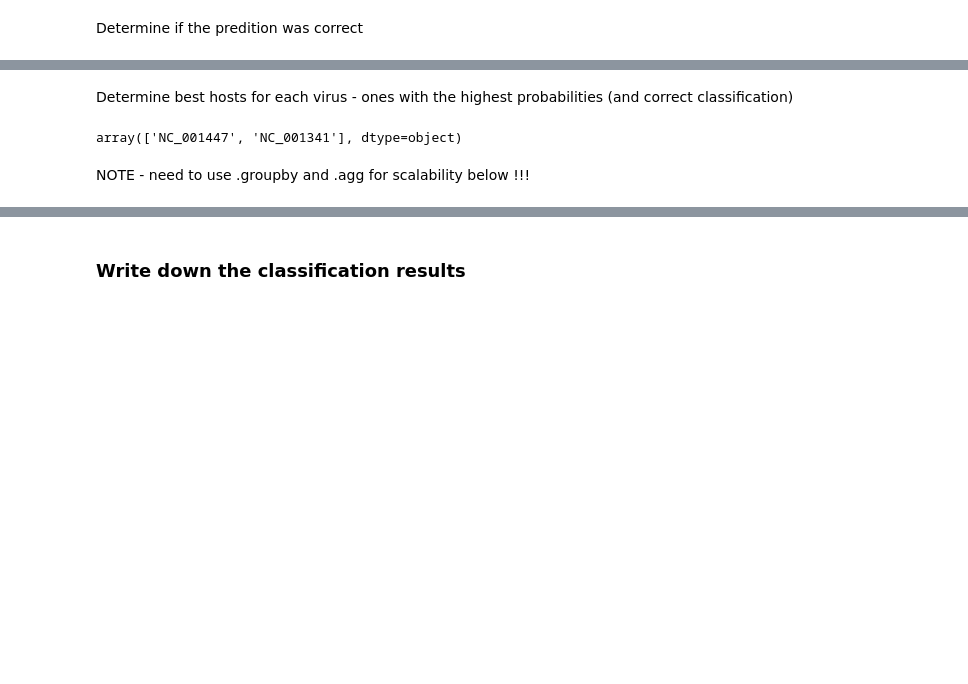
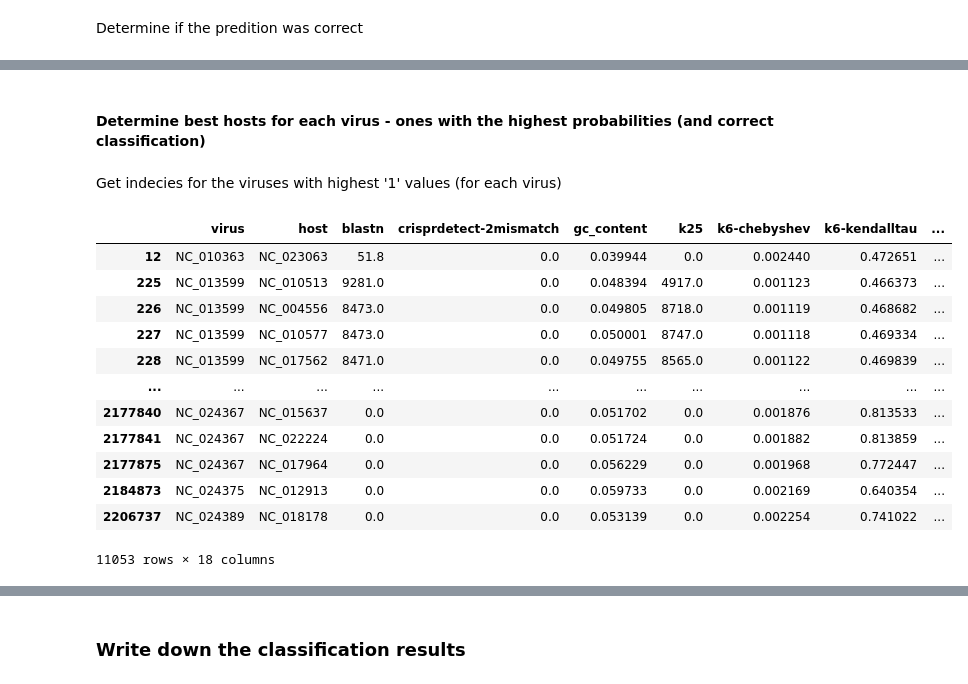
Before and after one commit to mikrzol/ML_bacteriophage_host_predicting, a Jupyter notebook: r_forest_cv.ipynb, the cells around one changed output, grey strips where cells are left out. Drawn from its saved outputs; the diff is of its cells as text; code cells hidden in the pictures; blank space fills up the shorter version.

```diff
--- a/r_forest_cv.ipynb
+++ b/r_forest_cv.ipynb
@@ -184,7 +162,7 @@ for i, el in enumerate(df_all.groupby('virus')['host'].count()):
 # %% [markdown]
 Determine if the predition was correct
 # %%
-df_all['estimator_correct'] = df['y']
+df_all['estimator_correct'] = np.nan
 df_all['estimator_correct'] = df_all['estimator_correct'].astype(bool)
 mask = df_all['y'] == 0
 df_all.loc[mask,'estimator_correct'] = df_all['0'] > df_all['1']
@@ -231,8 +191,2 @@ Name: host, Length: 820, dtype: int64
 # %% [markdown]
-Determine best hosts for each virus - ones with the highest probabilities (and correct classification)
+#### Determine best hosts for each virus - ones with the highest probabilities (and correct classification)
-# %%
-pd.unique(df.loc[groups_main == 1, 'virus'])
-# %% [output]
-array(['NC_001447', 'NC_001341'], dtype=object)
-# %% [markdown]
-NOTE - need to use .groupby and .agg for scalability below !!!
@@ -251,0 +193,20 @@ for vir in viruses:
+# %% [markdown]
+Get indecies for the viruses with highest '1' values (for each virus)
+# %%
+# This means: groupby viruses, within these groups find rows with max values in '1' and return the indecies
+mask = df_all.groupby('virus')['1'].transform(max) == df_all['1']
+df_all[mask]
+# %% [output]
+|  | virus | host | blastn | crisprdetect-2mismatch | gc_content | k25 | k6-chebyshev | k6-kendalltau | ... |
+| 12 | NC_010363 | NC_023063 | 51.8 | 0.0 | 0.039944 | 0.0 | 0.002440 | 0.472651 | ... |
+| 225 | NC_013599 | NC_010513 | 9281.0 | 0.0 | 0.048394 | 4917.0 | 0.001123 | 0.466373 | ... |
+| 226 | NC_013599 | NC_004556 | 8473.0 | 0.0 | 0.049805 | 8718.0 | 0.001119 | 0.468682 | ... |
+| 227 | NC_013599 | NC_010577 | 8473.0 | 0.0 | 0.050001 | 8747.0 | 0.001118 | 0.469334 | ... |
+| 228 | NC_013599 | NC_017562 | 8471.0 | 0.0 | 0.049755 | 8565.0 | 0.001122 | 0.469839 | ... |
+| ... | ... | ... | ... | ... | ... | ... | ... | ... | ... |
+| 2177840 | NC_024367 | NC_015637 | 0.0 | 0.0 | 0.051702 | 0.0 | 0.001876 | 0.813533 | ... |
+| 2177841 | NC_024367 | NC_022224 | 0.0 | 0.0 | 0.051724 | 0.0 | 0.001882 | 0.813859 | ... |
+| 2177875 | NC_024367 | NC_017964 | 0.0 | 0.0 | 0.056229 | 0.0 | 0.001968 | 0.772447 | ... |
+| 2184873 | NC_024375 | NC_012913 | 0.0 | 0.0 | 0.059733 | 0.0 | 0.002169 | 0.640354 | ... |
+| 2206737 | NC_024389 | NC_018178 | 0.0 | 0.0 | 0.053139 | 0.0 | 0.002254 | 0.741022 | ... |
+11053 rows × 18 columns
```
Also changed, not shown: parts of 37 cells of this notebook.
